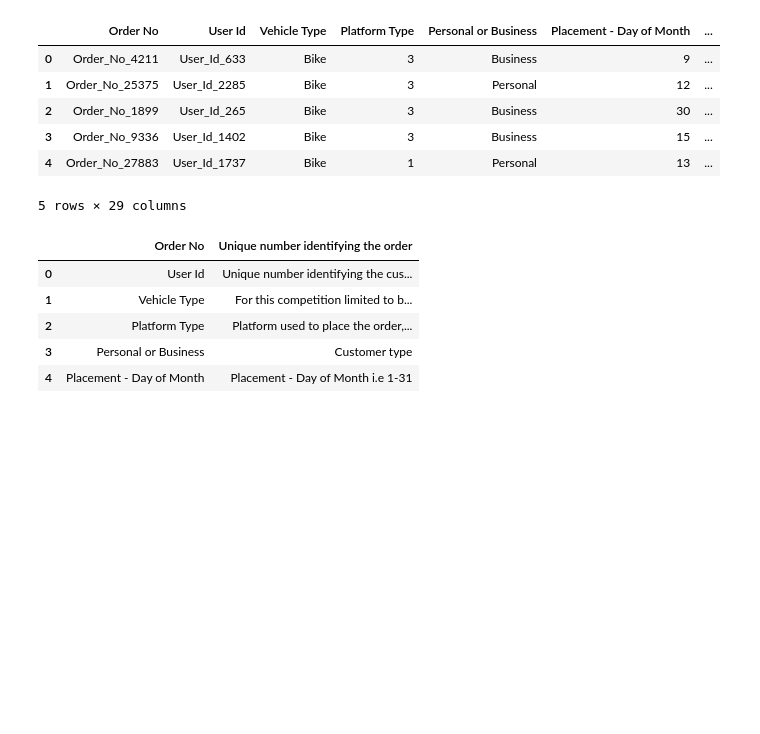
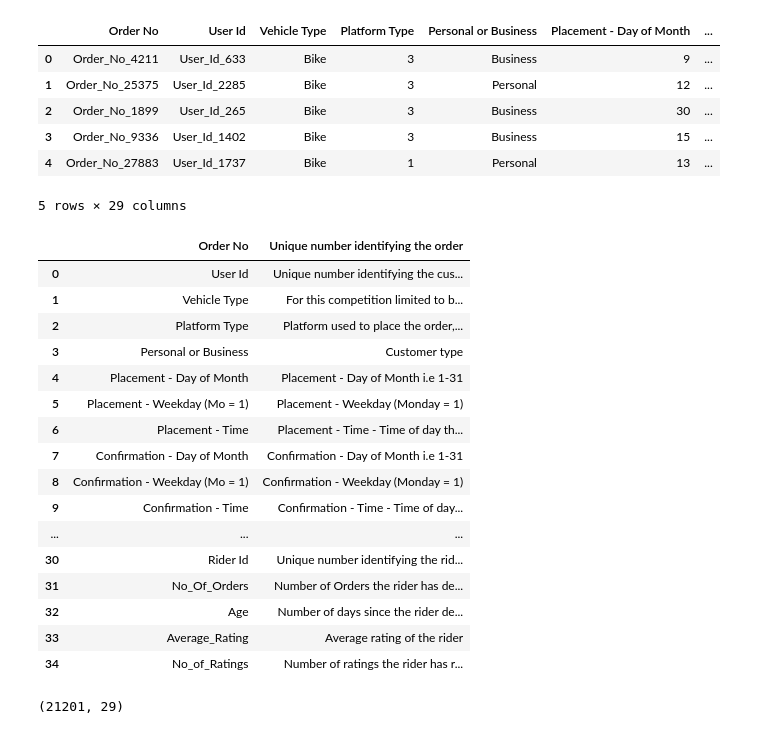
Before and after one commit to jeremylee73/ix-sendy-logistics, a Jupyter notebook: sendy-logistics.ipynb, the cells around one changed output. Saved outputs shown, nothing was run; the diff lists cells and outputs as text; code cells hidden in the pictures; blank space fills up the shorter version.

```diff
--- a/sendy-logistics.ipynb
+++ b/sendy-logistics.ipynb
@@ -46,11 +46,26 @@ train.head()
 5 rows × 29 columns
 # %%
 variable = pd.read_csv("data/VariableDefinitions.csv")
-variable.head()
+variable
 # %% [output]
 |  | Order No | Unique number identifying the order |
 | 0 | User Id | Unique number identifying the cus... |
 | 1 | Vehicle Type | For this competition limited to b... |
 | 2 | Platform Type | Platform used to place the order,... |
 | 3 | Personal or Business | Customer type |
 | 4 | Placement - Day of Month | Placement - Day of Month i.e 1-31 |
+| 5 | Placement - Weekday (Mo = 1) | Placement - Weekday (Monday = 1) |
+| 6 | Placement - Time | Placement - Time - Time of day th... |
+| 7 | Confirmation - Day of Month | Confirmation - Day of Month i.e 1-31 |
+| 8 | Confirmation - Weekday (Mo = 1) | Confirmation - Weekday (Monday = 1) |
+| 9 | Confirmation - Time | Confirmation - Time - Time of day... |
+| ... | ... | ... |
+| 30 | Rider Id | Unique number identifying the rid... |
+| 31 | No_Of_Orders | Number of Orders the rider has de... |
+| 32 | Age | Number of days since the rider de... |
+| 33 | Average_Rating | Average rating of the rider |
+| 34 | No_of_Ratings | Number of ratings the rider has r... |
+# %%
+train.shape
+# %% [output]
+(21201, 29)
```
Also changed, not shown: parts of 6 cells of this notebook.
